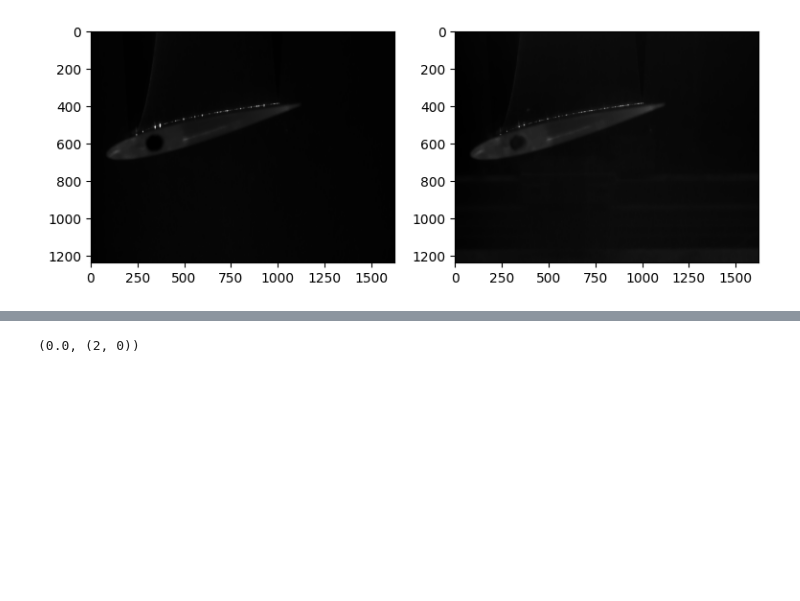
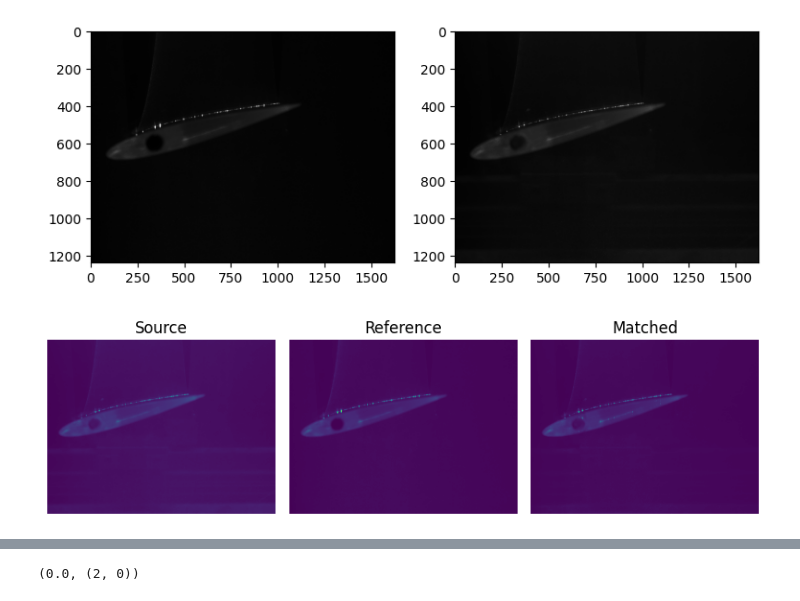
Before and after one commit to msahirs/AE4180_FMT, a Jupyter notebook: piv_code/spiv_sahir.ipynb, the cells around one changed output, grey strips where cells are left out. Drawn from its saved outputs; the diff is of its cells as text; code cells hidden in the pictures; blank space fills up the shorter version.

```diff
--- a/piv_code/spiv_sahir.ipynb
+++ b/piv_code/spiv_sahir.ipynb
@@ -19,3 +21,25 @@ axs[1].imshow(b, cmap=plt.cm.gray)
 scale = 6e-6 * 81e3
 # %% [output]
 [figure]
+# %%
+reference = a
+image = b
+
+matched = match_histograms(image, reference, channel_axis=-1)
+
+fig, (ax1, ax2, ax3) = plt.subplots(
+    nrows=1, ncols=3, figsize=(8, 3), sharex=True, sharey=True
+)
+for aa in (ax1, ax2, ax3):
+    aa.set_axis_off()
+
+ax1.imshow(image)
+ax1.set_title('Source')
+ax2.imshow(reference)
+ax2.set_title('Reference')
+ax3.imshow(matched)
+ax3.set_title('Matched')
+
+plt.tight_layout()
+# %% [output]
+[figure, added]
```
Also changed, not shown: parts of 14 cells of this notebook.
